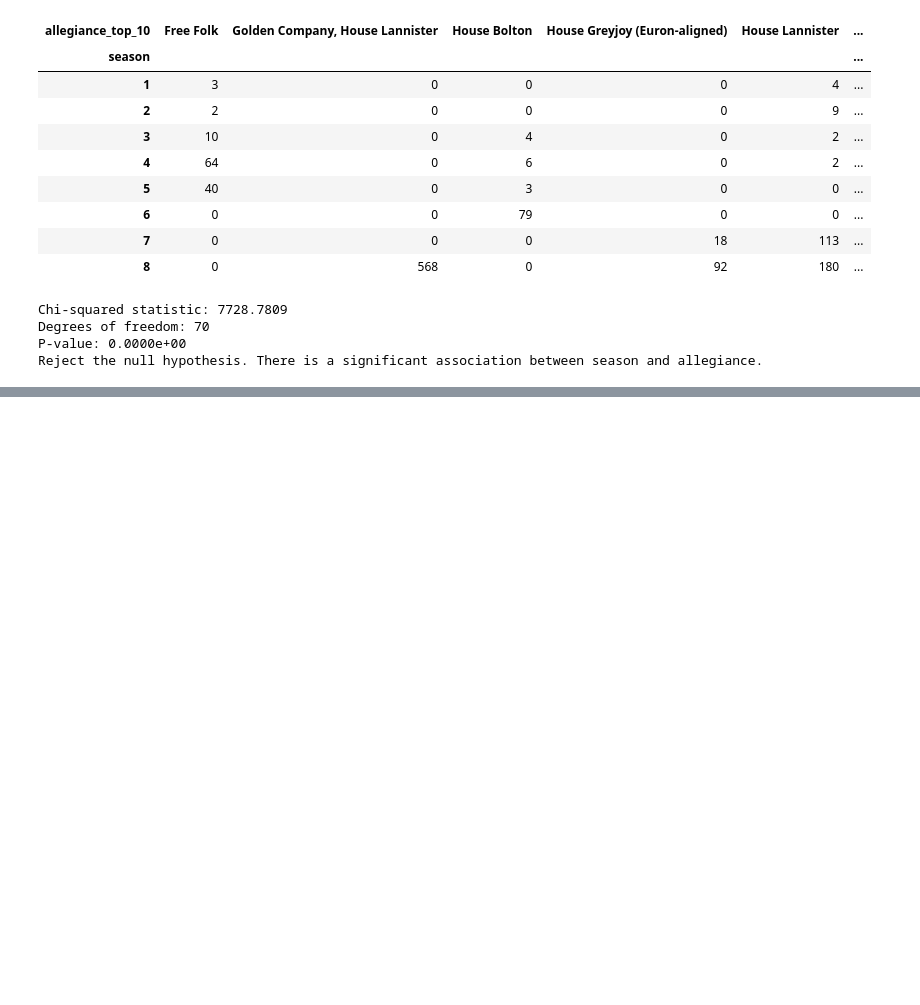
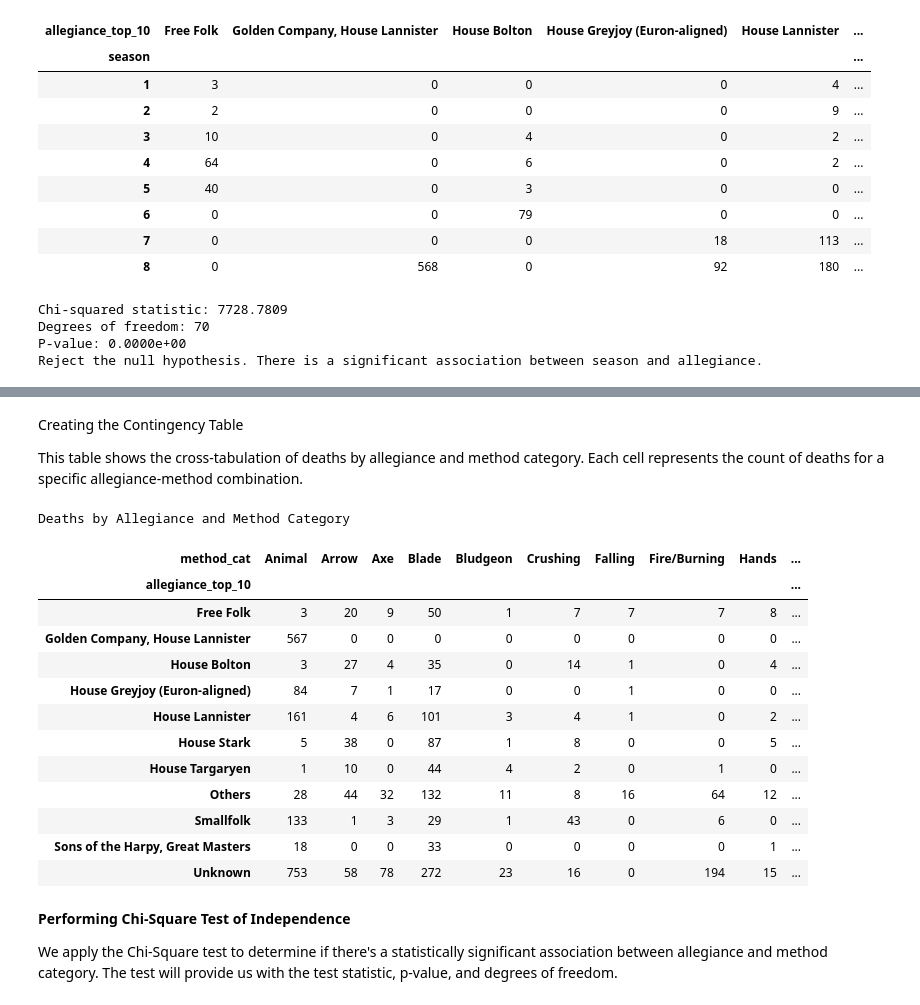
Before and after one commit to YoshChua/CSMODEL_MP, a Jupyter notebook: CSMODEL_MP.ipynb, the cells around one changed output, grey strips where cells are left out. Saved outputs shown, nothing was run; the diff lists cells and outputs as text; code cells hidden in the pictures; blank space fills up the shorter version.

```diff
--- a/CSMODEL_MP.ipynb
+++ b/CSMODEL_MP.ipynb
@@ -898,0 +908,27 @@ Reject the null hypothesis: There is a significant relationship between method o
+# %% [markdown]
+Creating the Contingency Table
+
+This table shows the cross-tabulation of deaths by allegiance and method category. Each cell represents the count of deaths for a specific allegiance-method combination.
+# %%
+allegiance_method_contingency = pd.crosstab(GOTdeaths_df['allegiance_top_10'], GOTdeaths_df['method_cat'])
+
+allegiance_method_contingency.style.set_caption("Deaths by Allegiance and Method Category")
+# %% [output]
+Deaths by Allegiance and Method Category
+| method_cat | Animal | Arrow | Axe | Blade | Bludgeon | Crushing | Falling | Fire/Burning | Hands | ... |
+| allegiance_top_10 |  |  |  |  |  |  |  |  |  | ... |
+| Free Folk | 3 | 20 | 9 | 50 | 1 | 7 | 7 | 7 | 8 | ... |
+| Golden Company, House Lannister | 567 | 0 | 0 | 0 | 0 | 0 | 0 | 0 | 0 | ... |
+| House Bolton | 3 | 27 | 4 | 35 | 0 | 14 | 1 | 0 | 4 | ... |
+| House Greyjoy (Euron-aligned) | 84 | 7 | 1 | 17 | 0 | 0 | 1 | 0 | 0 | ... |
+| House Lannister | 161 | 4 | 6 | 101 | 3 | 4 | 1 | 0 | 2 | ... |
+| House Stark | 5 | 38 | 0 | 87 | 1 | 8 | 0 | 0 | 5 | ... |
+| House Targaryen | 1 | 10 | 0 | 44 | 4 | 2 | 0 | 1 | 0 | ... |
+| Others | 28 | 44 | 32 | 132 | 11 | 8 | 16 | 64 | 12 | ... |
+| Smallfolk | 133 | 1 | 3 | 29 | 1 | 43 | 0 | 6 | 0 | ... |
+| Sons of the Harpy, Great Masters | 18 | 0 | 0 | 33 | 0 | 0 | 0 | 0 | 1 | ... |
+| Unknown | 753 | 58 | 78 | 272 | 23 | 16 | 0 | 194 | 15 | ... |
+# %% [markdown]
+**Performing Chi-Square Test of Independence**
+
+We apply the Chi-Square test to determine if there's a statistically significant association between allegiance and method category. The test will provide us with the test statistic, p-value, and degrees of freedom.
```
Also changed, not shown: parts of 11 cells of this notebook.
